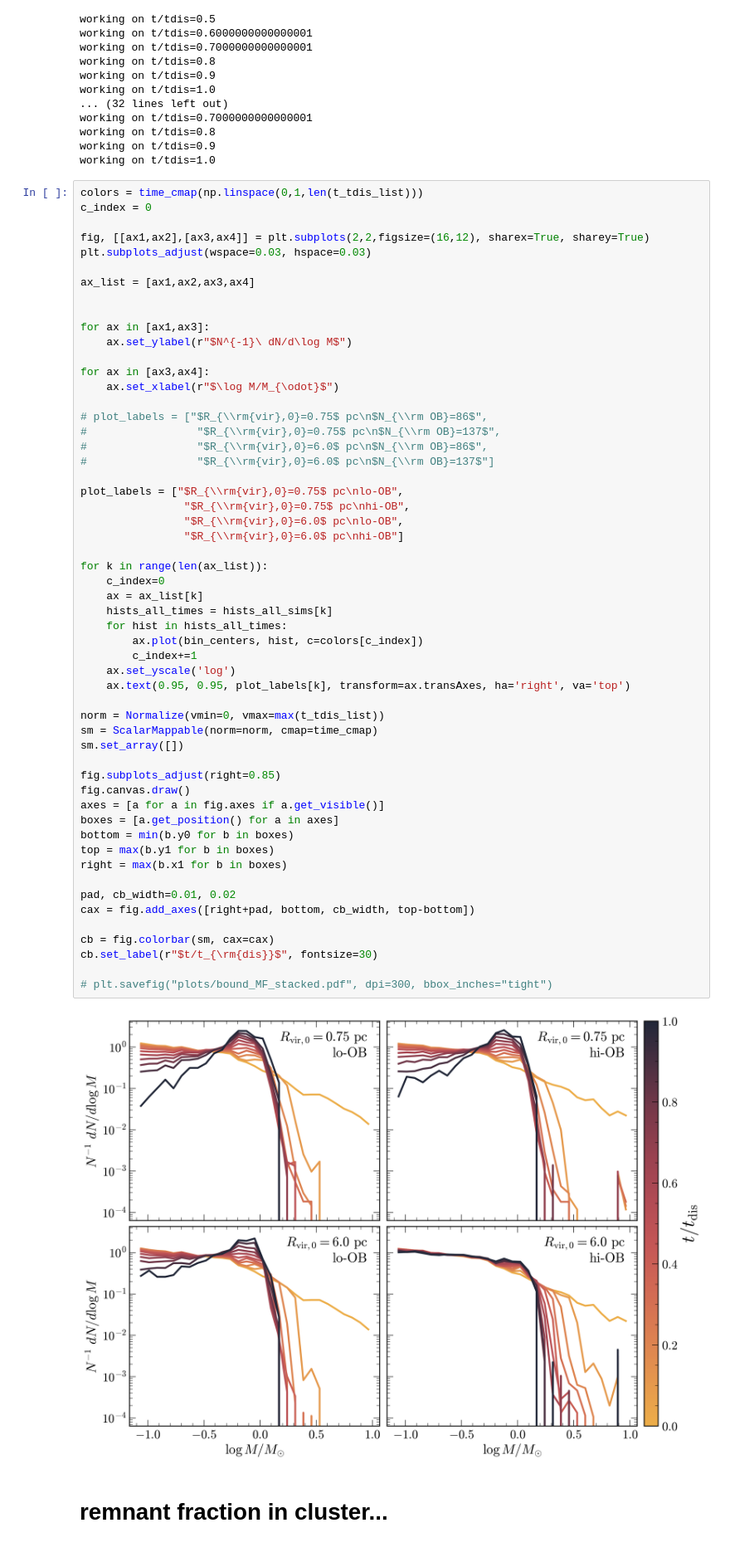
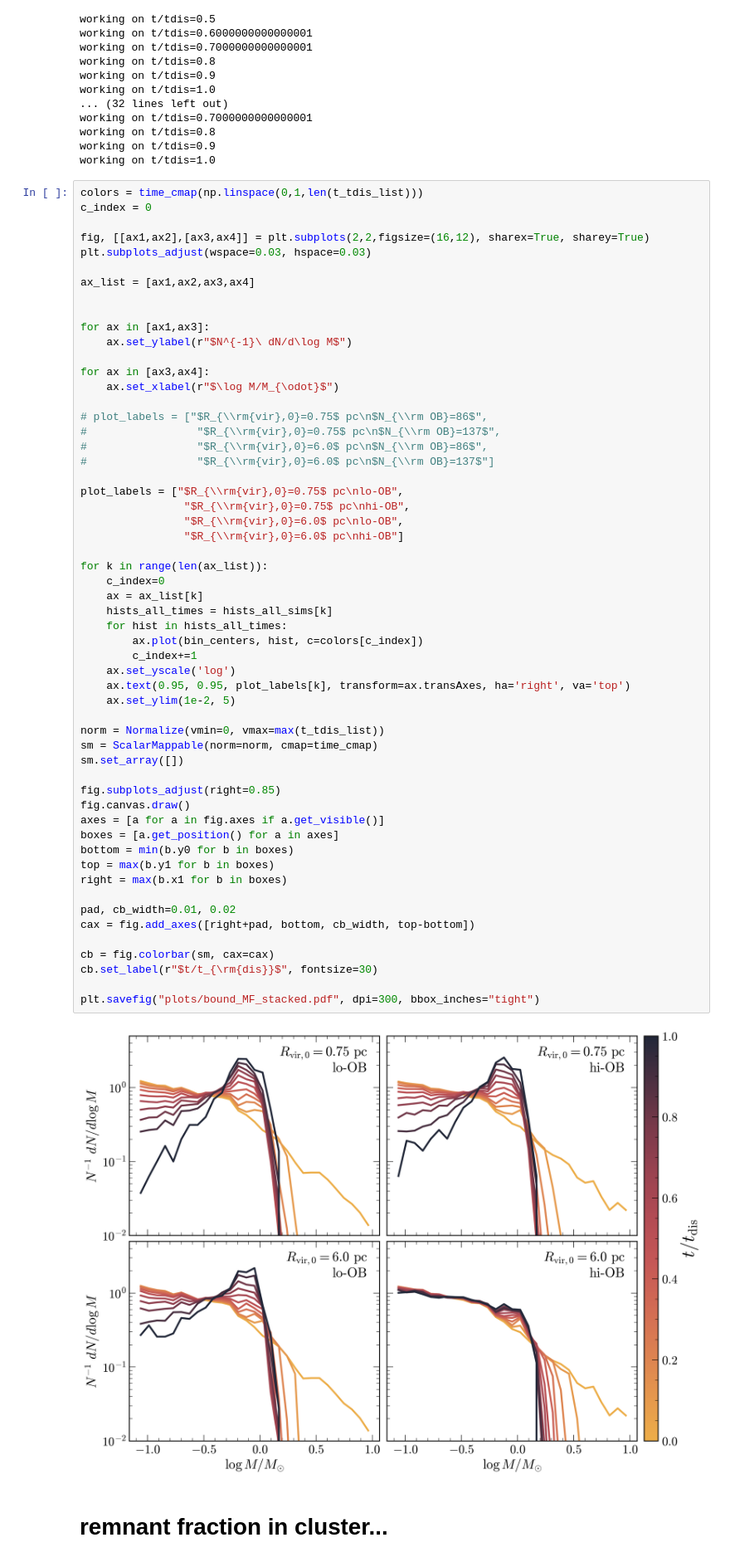
Before and after one commit to anya-m-phillips/p26, a Jupyter notebook: analysis/3_stacked_MF_evolution.ipynb, the cells around one changed output. Shown at 83% size. Cells and saved outputs as stored; diff of their text form.

```diff
--- a/analysis/3_stacked_MF_evolution.ipynb
+++ b/analysis/3_stacked_MF_evolution.ipynb
@@ -185,35 +185,36 @@ plot_labels = ["$R_{\\rm{vir},0}=0.75$ pc\nlo-OB",
 
 for k in range(len(ax_list)):
     c_index=0
     ax = ax_list[k]
     hists_all_times = hists_all_sims[k]
     for hist in hists_all_times:
         ax.plot(bin_centers, hist, c=colors[c_index])
         c_index+=1
     ax.set_yscale('log')
     ax.text(0.95, 0.95, plot_labels[k], transform=ax.transAxes, ha='right', va='top')
+    ax.set_ylim(1e-2, 5)
 
 norm = Normalize(vmin=0, vmax=max(t_tdis_list))
 sm = ScalarMappable(norm=norm, cmap=time_cmap)
 sm.set_array([])
 
 fig.subplots_adjust(right=0.85)
 fig.canvas.draw()
 axes = [a for a in fig.axes if a.get_visible()]
 boxes = [a.get_position() for a in axes]
 bottom = min(b.y0 for b in boxes)
 top = max(b.y1 for b in boxes)
 right = max(b.x1 for b in boxes)
 
 pad, cb_width=0.01, 0.02
 cax = fig.add_axes([right+pad, bottom, cb_width, top-bottom])
 
 cb = fig.colorbar(sm, cax=cax)
 cb.set_label(r"$t/t_{\rm{dis}}$", fontsize=30)
 
-# plt.savefig("plots/bound_MF_stacked.pdf", dpi=300, bbox_inches="tight")
+plt.savefig("plots/bound_MF_stacked.pdf", dpi=300, bbox_inches="tight")
 # %% [output]
-[figure, old version]
+[figure, new version]
 # %% [markdown]
 # remnant fraction in cluster...
 # %%
```
Also changed, not shown: 8 other files.
